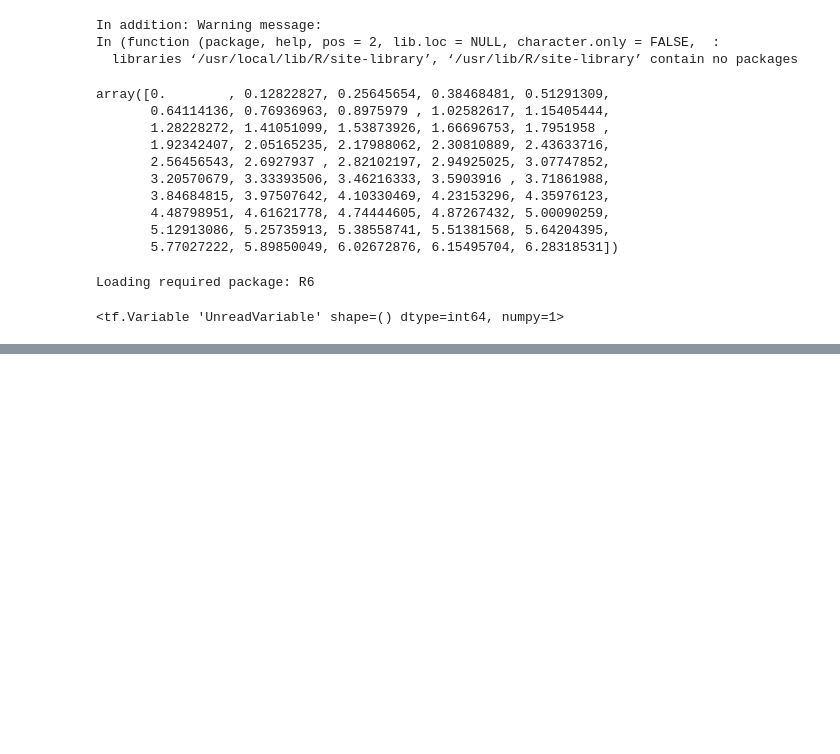
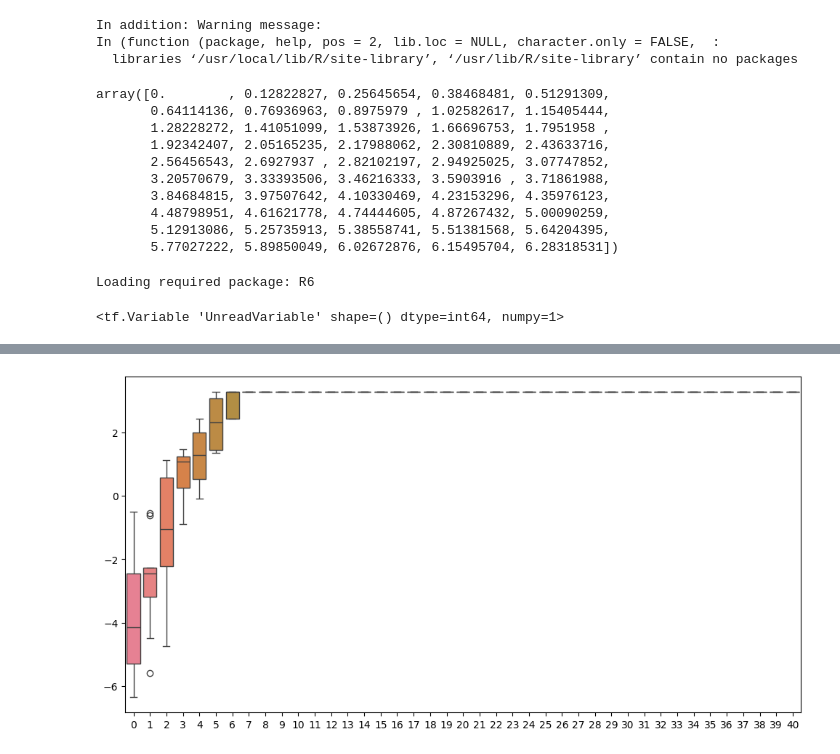
Before and after one commit to cjGO/breeder_agent, a Jupyter notebook: test.ipynb, the cells around one changed output, grey strips where cells are left out. Cells and saved outputs as stored; diff of their text form; code cells hidden in the pictures; blank space fills up the shorter version.

```diff
--- a/test.ipynb
+++ b/test.ipynb
@@ -618,8 +618,8 @@ class BreedingProgram:
                                   output_dummy = output_dummy)
 
 
-        self.actor_optimizer = tf.keras.optimizers.Adam(learning_rate=0.0005)
-        self.critic_optimizer = tf.keras.optimizers.Adam(learning_rate=0.0005)
+        # self.actor_optimizer = tf.keras.optimizers.Adam(learning_rate=0.05)
+        # self.critic_optimizer = tf.keras.optimizers.Adam(learning_rate=0.05)
         self.critic_history = []
         self.actor_history = []
         self.reward_history = []
@@ -639,6 +639,23 @@ class BreedingProgram:
         self.agent_history = []
         self.snapshot_history.append(self.actor([self.initial_population.reshape(1, *self.initial_population.shape), self.initial_scores.to_numpy().transpose()], training=True).numpy())
 
+    def run_training(self, num_episodes, num_cycles):
+
+        #set LR and Optimizer for actor/critic for each training run
+        self.lr_schedule_actor = tf.keras.optimizers.schedules.ExponentialDecay(
+        initial_learning_rate=1e-2,
+        decay_steps=10000,
+        decay_rate=0.9)
+        self.actor_optimizer = tf.keras.optimizers.Adam(learning_rate=self.lr_schedule_actor)
+        self.lr_schedule_critic = tf.keras.optimizers.schedules.ExponentialDecay(
+        initial_learning_rate=1e-2,
+        decay_steps=10000,
+        decay_rate=0.9)
+        self.critic_optimizer = tf.keras.optimizers.Adam(learning_rate=self.lr_schedule_critic)
+
+
+        for episode in range(num_episodes):
+            self.run_program(num_cycles)
 
     def run_program(self,num_cycles):
         for i in range(num_cycles):
@@ -726,0 +743,2 @@ reshape haplo (10, 40, 2)
+# %%
+farm.run_training(2,3)
@@ -727,5 +757,5 @@ reshape haplo (10, 40, 2)
 # %%
-for _ in range(1000):
-    farm.run_program(10)
+for _ in range(50):
+    farm.run_program(20)
 # %%
 plt.plot(farm.critic_history)
@@ -850,20 +893,22 @@ plt.show()
 # %%
 def truncate_cycle(x):
     nInd = x.current_population.shape[0]
     top5 = x.simulator.select(x.current_population,k=nInd // 2)
     new_pop = x.simulator.random_crosses(top5,n_crosses=nInd)
     x.history.append(x.simulator.GEBV(new_pop))
     x.current_population = new_pop
 
 
 total_cycles = 20
-trunk_farm = farm2
+trunk_farm = farm
 for i in range(total_cycles):
     truncate_cycle(trunk_farm)
 
 data = [x.to_numpy().flatten() for x in trunk_farm.history]
 df = pd.DataFrame(data).T
 # Create boxplot for each column (list)
 plt.figure(figsize=(12, 6))  # Optional: You can set the figure size
 sns.boxplot(data=df)
 plt.show()
+# %% [output]
+[figure, added]
```
Also changed, not shown: parts of 10 cells of this notebook.
